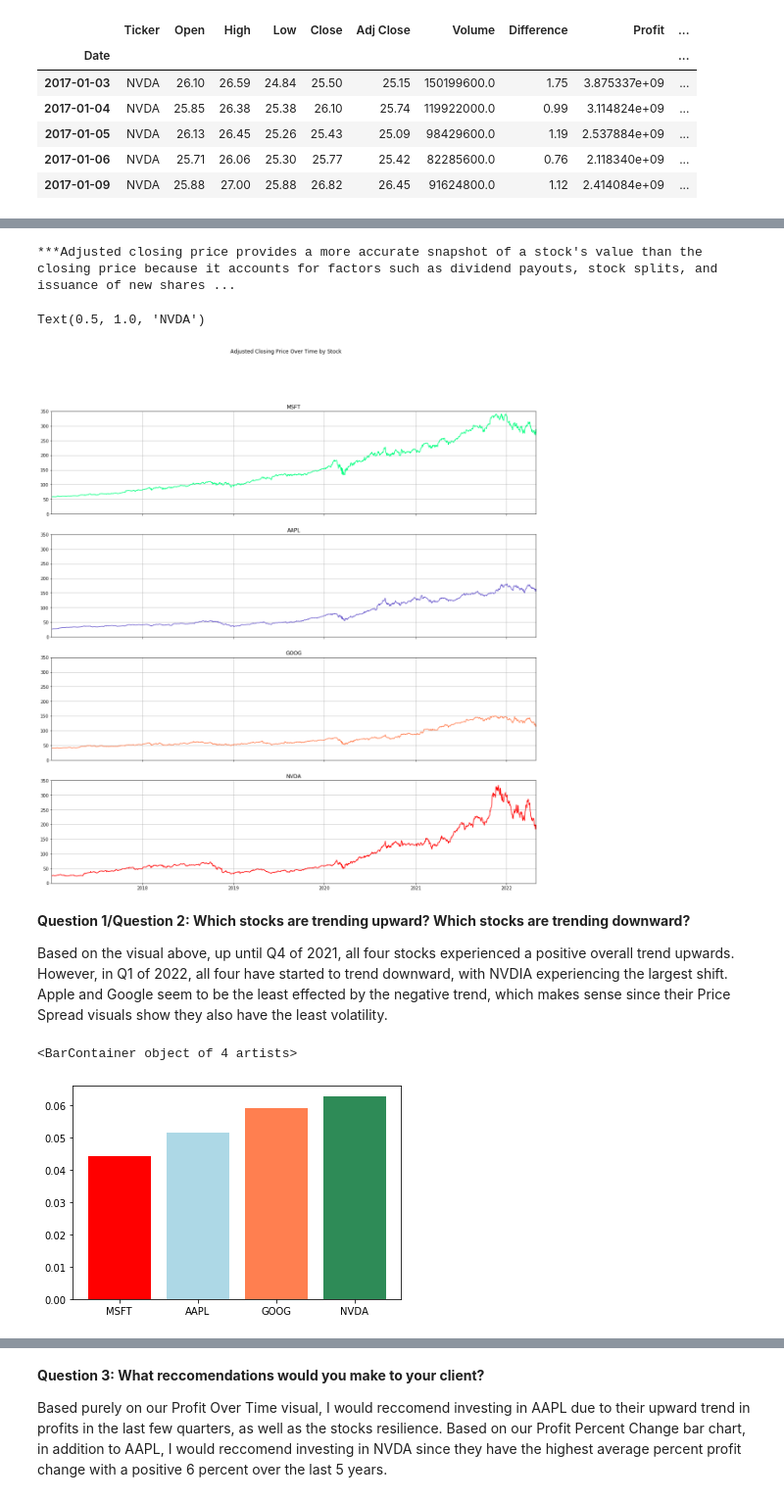
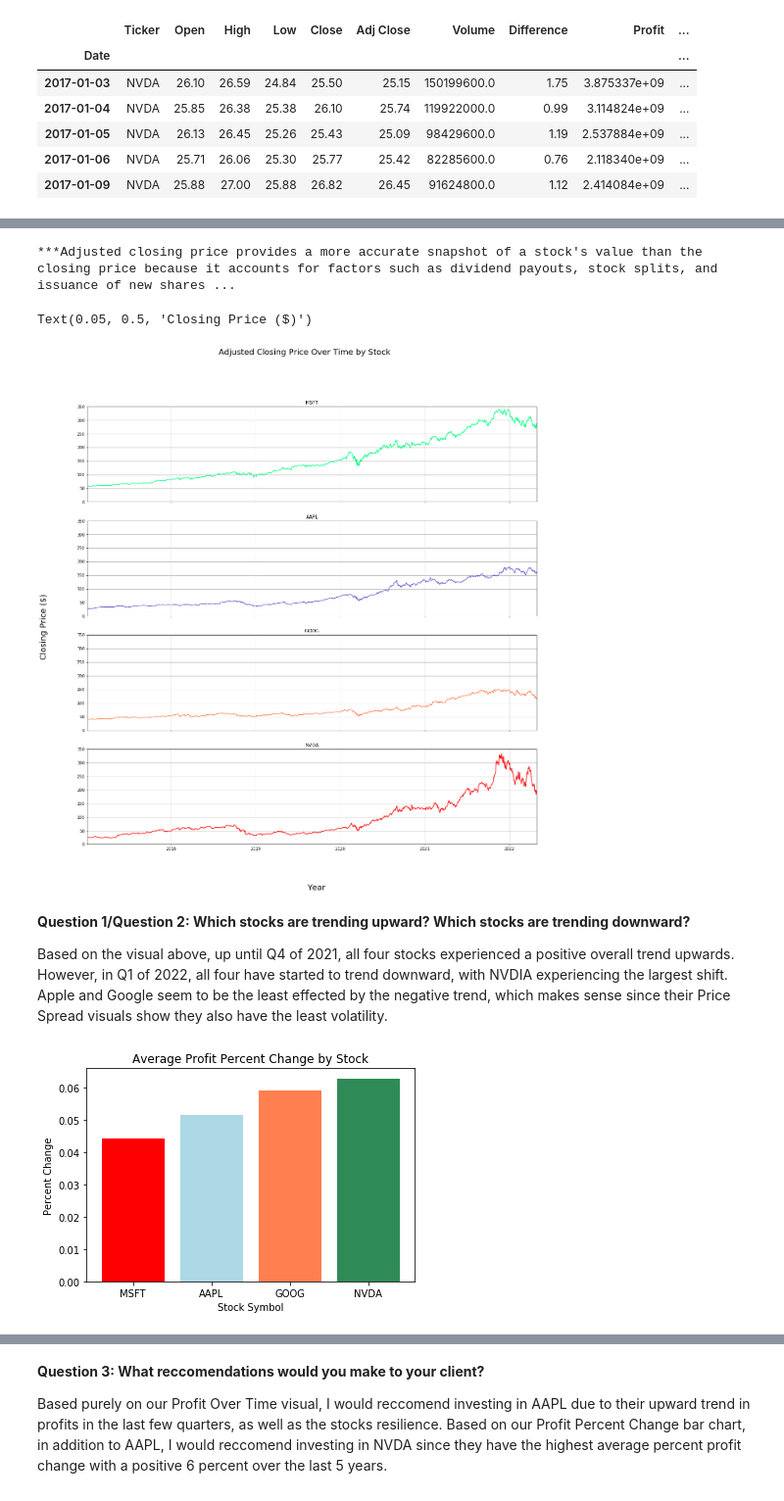
Before and after one commit to rasemanb/Tech-Stock-Analysis, a Jupyter notebook: Project_1/Project-1.ipynb, the cells around one changed output, grey strips where cells are left out. Shown at 98% size. Saved outputs shown, nothing was run; the diff lists cells and outputs as text; code cells hidden in the pictures.

Commit message:
output file/images

```diff
--- a/Project_1/Project-1.ipynb
+++ b/Project_1/Project-1.ipynb
@@ -194,7 +188,7 @@ print("***Adjusted closing price provides a more accurate snapshot of a stock's
 "closing price because it accounts for factors such as dividend payouts, stock splits, "
 "and issuance of new shares.***")
 fig, (ax1, ax2, ax3, ax4) = plt.subplots(4, figsize=(20,20),sharex=True)
-fig.suptitle('Adjusted Closing Price Over Time by Stock')
+fig.suptitle('Adjusted Closing Price Over Time by Stock',fontsize=20)
 y1 = msft['Adj Close']
 x1 = msft.index
 y2 = aapl['Adj Close']
@@ -220,10 +214,13 @@ ax4.grid()
 ax4.set_xlim([xmin,xmax])
 ax4.set_ylim([0,350])
 ax4.set_title('NVDA')
+fig.savefig('../output/Adjusted_Close')
+fig.text(0.52,0.05, "Year", ha="center", va="center",fontsize=20)
+fig.text(0.05,0.5, "Closing Price ($)", ha="center", va="center", rotation=90,fontsize=20)
 # %% [output]
 ***Adjusted closing price provides a more accurate snapshot of a stock's value than the closing price because it accounts for factors such as dividend payouts, stock splits, and issuance of new shares ...
-Text(0.5, 1.0, 'NVDA')
+Text(0.05, 0.5, 'Closing Price ($)')
-[figure, old version]
+[figure, new version]
 # %% [markdown]
 **Question 1/Question 2: Which stocks are trending upward? Which stocks are trending downward?**
 
@@ -231,14 +228,17 @@ Based on the visual above, up until Q4 of 2021, all four stocks experienced a po
 # %%
 x = ['MSFT','AAPL','GOOG','NVDA']
 pc1 = msft['Profit Percent Change'].mean()
 pc2 = aapl['Profit Percent Change'].mean()
 pc3 = goog['Profit Percent Change'].mean()
 pc4 = nvda['Profit Percent Change'].mean()
 y = [pc1,pc2,pc3,pc4]
 plt.bar(x,y, color=['red','lightblue', 'coral' , 'seagreen'])
+plt.title('Average Profit Percent Change by Stock')
+plt.xlabel('Stock Symbol')
+plt.ylabel('Percent Change')
+plt.savefig('../output/Avg_Perc_Change')
 # %% [output]
-<BarContainer object of 4 artists>
-[figure, old version]
+[figure, new version]
 # %%
 # split plot for profits over time
 x2 = msft.index
```
Also changed, not shown: parts of 6 cells of this notebook.
